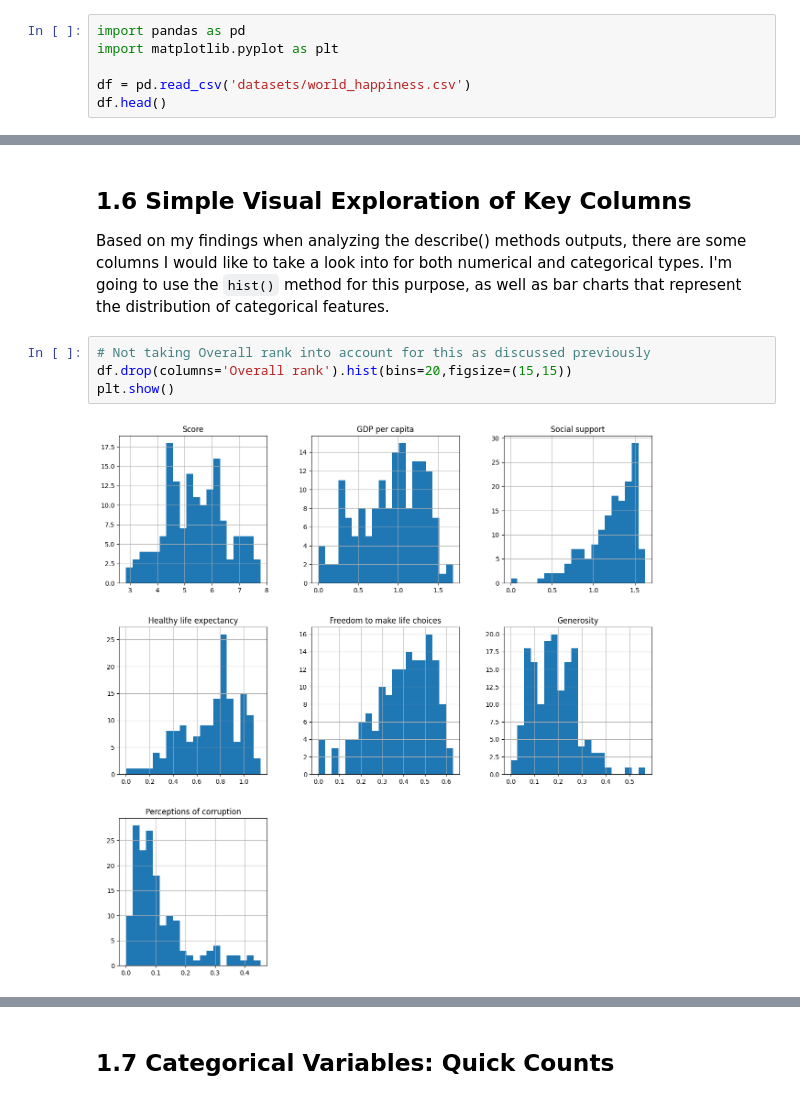
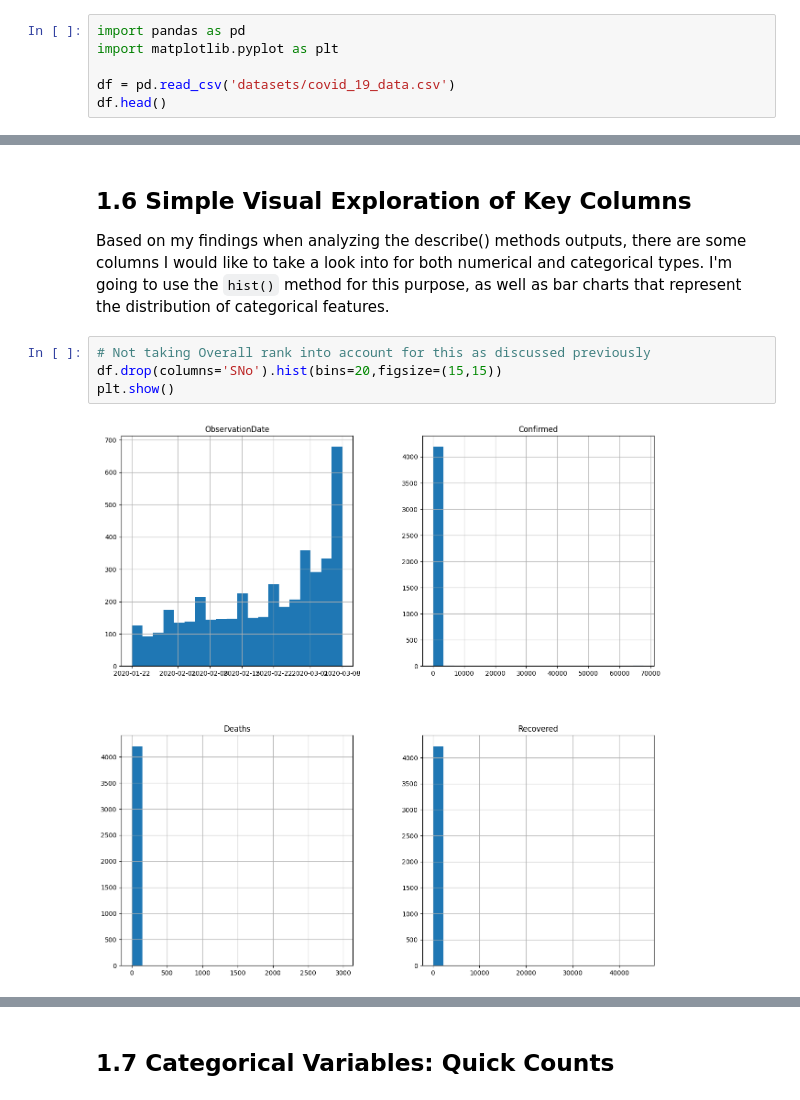
Before and after one commit to DanielMelo46/COMP-2040-Python-Essentials-Final-Project, a Jupyter notebook: exploration_covid_19.ipynb, the cells around one changed output, grey strips where cells are left out. Drawn from its saved outputs; the diff is of its cells as text.

```diff
--- a/exploration_covid_19.ipynb
+++ b/exploration_covid_19.ipynb
@@ -12,6 +14,6 @@ This dataset stores the  happiness scores and rankings use data from the Gallup
 import pandas as pd
 import matplotlib.pyplot as plt
 
-df = pd.read_csv('datasets/world_happiness.csv')
+df = pd.read_csv('datasets/covid_19_data.csv')
 df.head()
 # %% [output]
@@ -188,9 +279,9 @@ df[df.duplicated(keep = False)].sort_values(list(df.columns))
 Based on my findings when analyzing the describe() methods outputs, there are some columns I would like to take a look into for both numerical and categorical types. I'm going to use the `hist()` method for this purpose, as well as bar charts that represent the distribution of categorical features.
 # %%
 # Not taking Overall rank into account for this as discussed previously
-df.drop(columns='Overall rank').hist(bins=20,figsize=(15,15))
+df.drop(columns='SNo').hist(bins=20,figsize=(15,15))
 plt.show()
 # %% [output]
-[figure, old version]
+[figure, new version]
 # %% [markdown]
 #### 1.6.1 Interpreting Numerical Column Distributions
```
Also changed, not shown: parts of 25 cells of this notebook.
